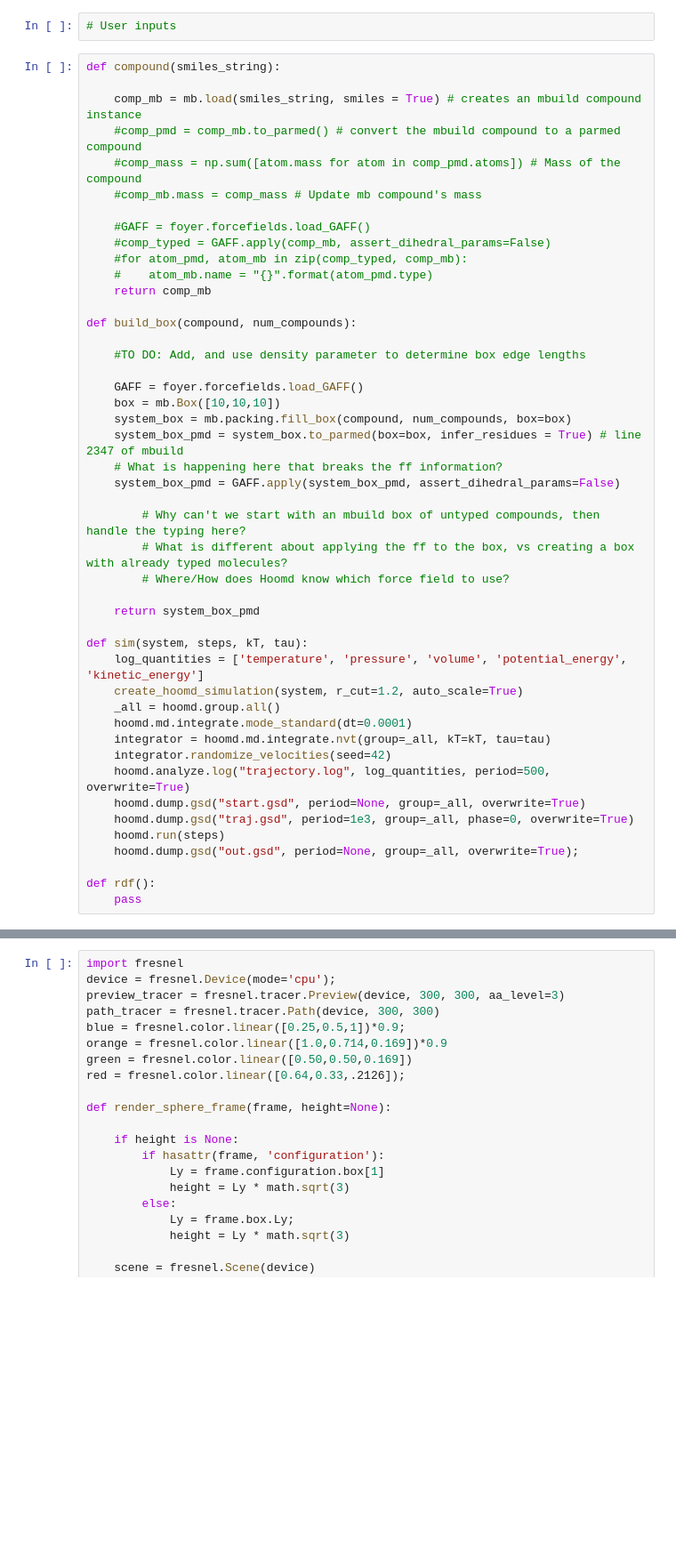
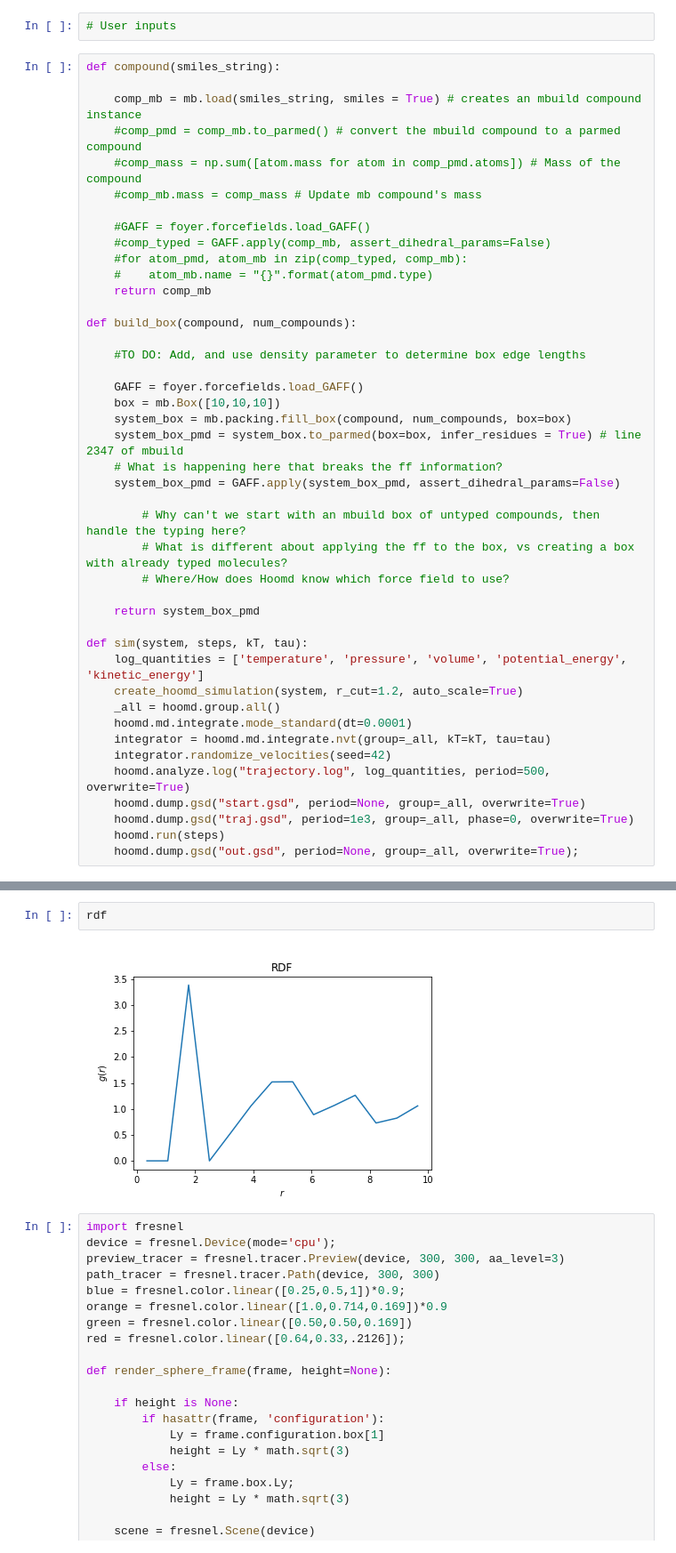
Before and after one commit to jennyfothergill/opv-sim-tutorial, a Jupyter notebook: opv-sim-tutorial.ipynb, the cells around one changed output, grey strips where cells are left out. Shown: that part at 89% size. Saved outputs shown, nothing was run; the diff lists cells and outputs as text; blank space fills up the shorter version.

```diff
--- a/opv-sim-tutorial.ipynb
+++ b/opv-sim-tutorial.ipynb
@@ -57,8 +61,5 @@ def sim(system, steps, kT, tau):
     hoomd.dump.gsd("traj.gsd", period=1e3, group=_all, phase=0, overwrite=True)
     hoomd.run(steps)
     hoomd.dump.gsd("out.gsd", period=None, group=_all, overwrite=True);
-
-def rdf():
-    pass
 # %%
 p3ht = compound('c1sccc1CCCCCC')
@@ -152,3 +136,7 @@ class RDF(freud.locality._SpatialHistogram1D)
+# %%
+rdf
+# %% [output]
+[figure, added]
 # %%
 import fresnel
 device = fresnel.Device(mode='cpu');
```
Also changed, not shown: parts of 5 cells of this notebook.
